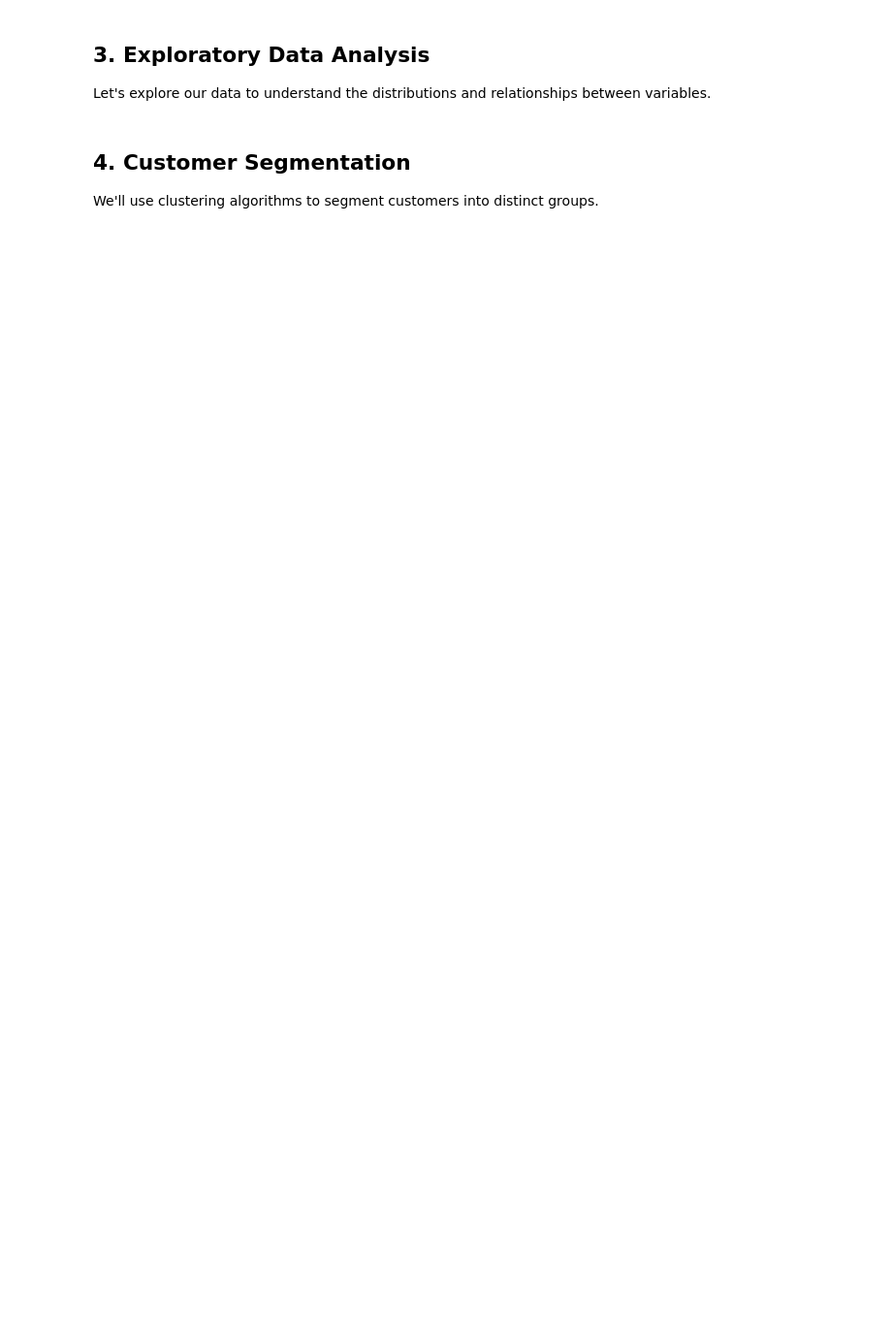
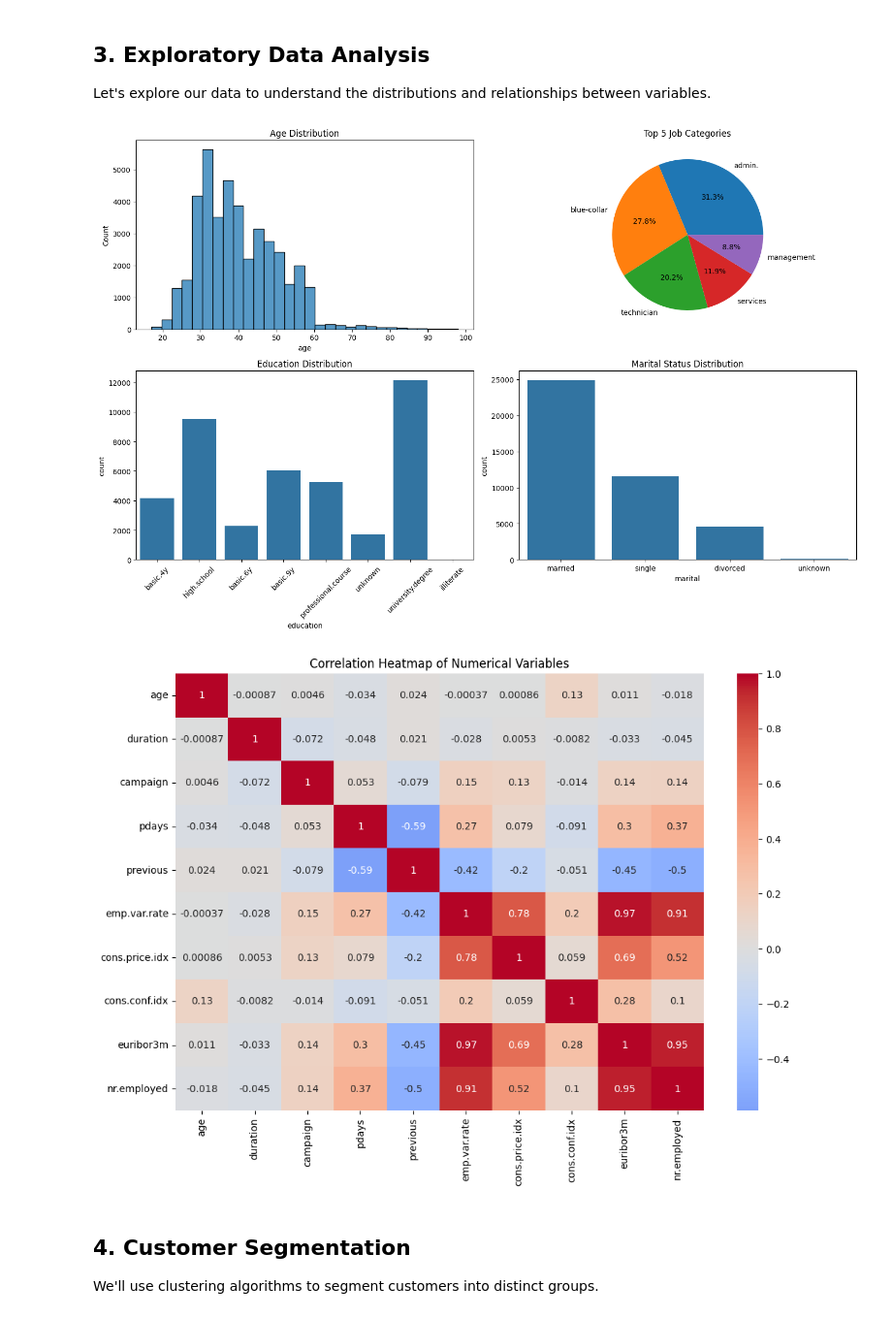
Before and after one commit to udhayk7/PRODIGY_DS_03, a Jupyter notebook: notebooks/bank_customer_segmentation.ipynb, the cells around one changed output. Shown at 97% size. Cells and saved outputs as stored; diff of their text form; code cells hidden in the pictures; blank space fills up the shorter version.

```diff
--- a/notebooks/bank_customer_segmentation.ipynb
+++ b/notebooks/bank_customer_segmentation.ipynb
@@ -17,8 +17,8 @@ from sklearn.cluster import KMeans
 from sklearn.metrics import silhouette_score
 
 # Set style for visualizations
-plt.style.use('seaborn')
-sns.set_palette('Set2')
+sns.set_theme()
+plt.style.use('default')
 # %% [markdown]
 ## 2. Data Preprocessing
 
@@ -43,3 +82,41 @@ Let's explore our data to understand the distributions and relationships between
+# %%
+# Create visualizations for key features
+plt.figure(figsize=(15, 10))
+
+# Age distribution
+plt.subplot(2, 2, 1)
+sns.histplot(data=df, x='age', bins=30)
+plt.title('Age Distribution')
+
+# Job distribution
+plt.subplot(2, 2, 2)
+job_counts = df['job'].value_counts()
+plt.pie(job_counts.values[:5], labels=job_counts.index[:5], autopct='%1.1f%%')
+plt.title('Top 5 Job Categories')
+
+# Education distribution
+plt.subplot(2, 2, 3)
+sns.countplot(data=df, x='education')
+plt.xticks(rotation=45)
+plt.title('Education Distribution')
+
+# Marital status distribution
+plt.subplot(2, 2, 4)
+sns.countplot(data=df, x='marital')
+plt.title('Marital Status Distribution')
+
+plt.tight_layout()
+plt.show()
+
+# Correlation heatmap for numerical variables
+plt.figure(figsize=(12, 8))
+sns.heatmap(df.select_dtypes(include=['int64', 'float64']).corr(),
+            annot=True, cmap='coolwarm', center=0)
+plt.title('Correlation Heatmap of Numerical Variables')
+plt.show()
+# %% [output]
+[figure, added]
+[figure, added]
 # %% [markdown]
 ## 4. Customer Segmentation
 
```
Also changed, not shown: parts of 8 cells of this notebook, 4 other files.
